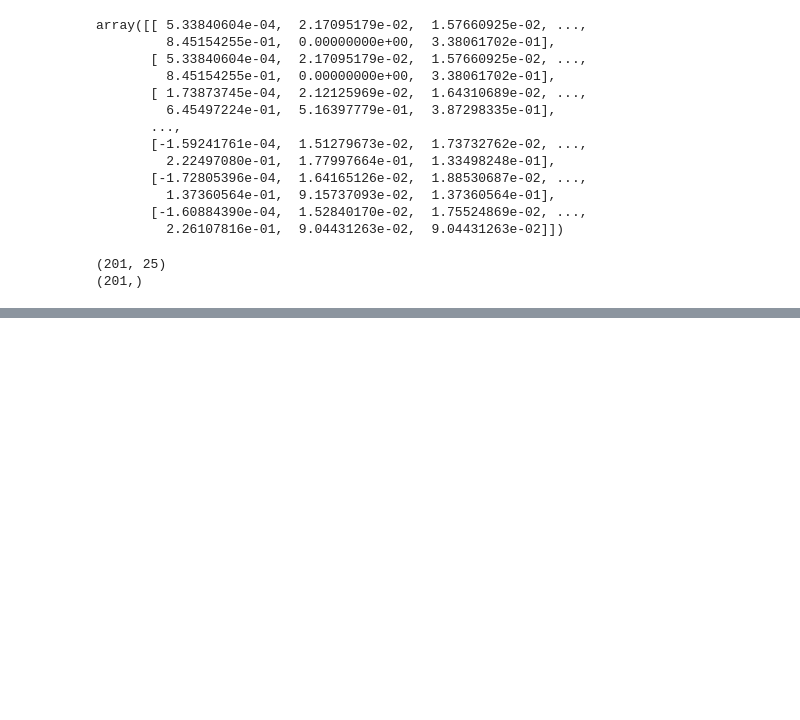
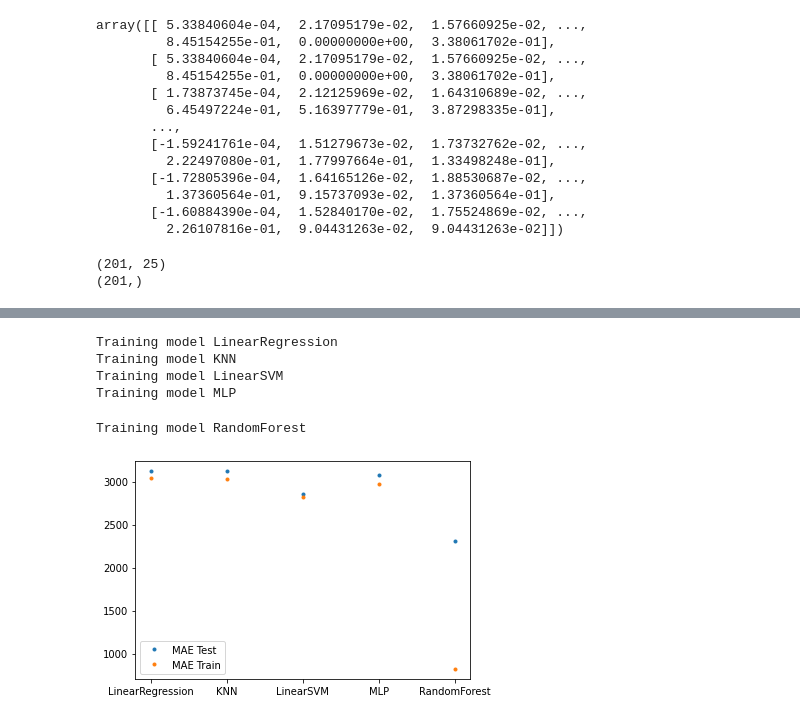
Before and after one commit to andugu/APA, a Jupyter notebook: practicaAPA.ipynb, the cells around one changed output, grey strips where cells are left out. Saved outputs shown, nothing was run; the diff lists cells and outputs as text; code cells hidden in the pictures; blank space fills up the shorter version.

```diff
--- a/practicaAPA.ipynb
+++ b/practicaAPA.ipynb
@@ -301,0 +225,4 @@ sorted(sklearn.metrics.SCORERS.keys())
+# %%
+pca = PCA(n_components=3)
+pca.fit(X)
+pca.explained_variance_ratio_
@@ -301,0 +309,23 @@ sorted(sklearn.metrics.SCORERS.keys())
+# %%
+
+models = {'LinearRegression' : LinearRegression(), 'KNN' : KNeighborsRegressor(),
+           'LinearSVM' : LinearSVR(), 'MLP' : MLPRegressor(), 'RandomForest' : RandomForestRegressor()}
+
+parameters = [None, {'n_neighbors': np.linspace(2, 50, 49).astype(np.int32)},
+              {'C' : [0.1, 10, 100, 500, 800, 1000, 1500,  2000, 5000], 'epsilon' : [0, 0.05, 0.1, 10, 100, 1000, 2500, 5000]},
+              {'hidden_layer_sizes': [[100, 100, 100], [5000], [50, 50, 50, 50]], 'alpha' : [0.001], 'max_iter' : [100, 200, 500]},
+              {'max_depth' : [1, 2, 5, 10, 100, 500, None], 'n_estimators' : [10, 25, 50, 100],
+                     'min_samples_leaf' : [1, 5, 10, 15]}]
+
+history = {}
+# Dimensionality Reduction
+pca = PCA(n_components=4)
+X = pca.fit_transform(X)
+# Search best parameters
+best_params = {}
+for p, key in zip(parameters, models.keys()):
+    print('Searching best parameters', key)
+    if p:
+        best_params[key] = train_grid(models[key], p, X, y)
+    else:
+        best_params[key] = None
@@ -301,0 +350,24 @@ sorted(sklearn.metrics.SCORERS.keys())
+# %%
+for key in models.keys():
+    print('Training model', key)
+    if best_params[key]:
+        models[key].set_params(**best_params[key])
+    history[key] = train_model(models[key], X, y)
+# %% [output]
+Training model LinearRegression
+Training model KNN
+Training model LinearSVM
+Training model MLP
+Training model RandomForest
+# %%
+mae_train = np.array([[key, history[key]['mae_train']] for key in models.keys()])
+mae_test = np.array([[key, history[key]['mae_test']] for key in models.keys()])
+
+x_length = range(len(mae_test))
+plt.plot(x_length, mae_test[:, 1].astype(np.float32), '.', label='MAE Test')
+plt.plot(x_length, mae_train[:, 1].astype(np.float32), '.', label='MAE Train')
+plt.legend(loc='lower left')
+plt.xticks(x_length, mae_test[:, 0])
+plt.show()
+# %% [output]
+[figure, added]
```
Also changed, not shown: parts of 25 cells of this notebook.
